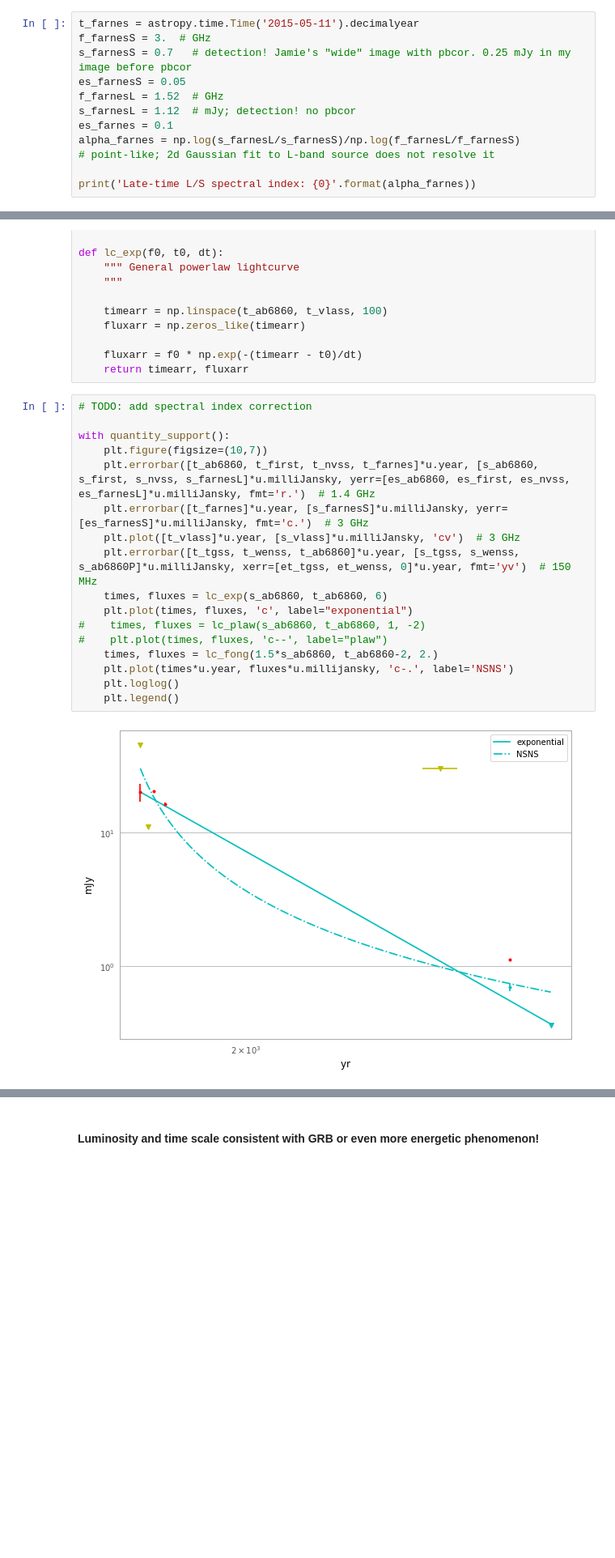
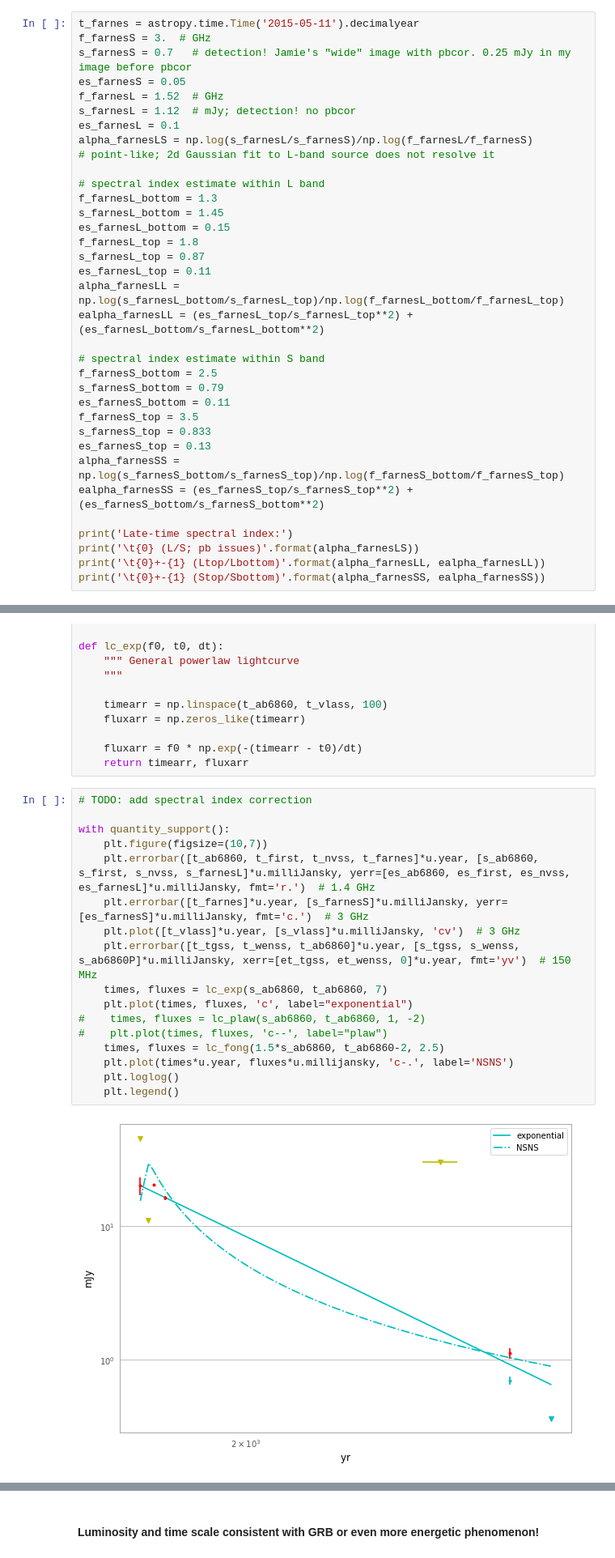
Before and after one commit to caseyjlaw/vlass_query, a Jupyter notebook: J141918.855+394036.03.ipynb, the cells around one changed output, grey strips where cells are left out. Shown at 81% size. Drawn from its saved outputs; the diff is of its cells as text; blank space fills up the shorter version.

Commit message:
split farnes bands in half to measure spectral indices

```diff
--- a/J141918.855+394036.03.ipynb
+++ b/J141918.855+394036.03.ipynb
@@ -205,9 +214,32 @@ s_farnesS = 0.7   # detection! Jamie's "wide" image with pbcor. 0.25 mJy in my i
 es_farnesS = 0.05
 f_farnesL = 1.52  # GHz
 s_farnesL = 1.12  # mJy; detection! no pbcor
-es_farnes = 0.1
-alpha_farnes = np.log(s_farnesL/s_farnesS)/np.log(f_farnesL/f_farnesS)
+es_farnesL = 0.1
+alpha_farnesLS = np.log(s_farnesL/s_farnesS)/np.log(f_farnesL/f_farnesS)
 # point-like; 2d Gaussian fit to L-band source does not resolve it
 
-print('Late-time L/S spectral index: {0}'.format(alpha_farnes))
+# spectral index estimate within L band
+f_farnesL_bottom = 1.3
+s_farnesL_bottom = 1.45
+es_farnesL_bottom = 0.15
+f_farnesL_top = 1.8
+s_farnesL_top = 0.87
+es_farnesL_top = 0.11
+alpha_farnesLL = np.log(s_farnesL_bottom/s_farnesL_top)/np.log(f_farnesL_bottom/f_farnesL_top)
+ealpha_farnesLL = (es_farnesL_top/s_farnesL_top**2) + (es_farnesL_bottom/s_farnesL_bottom**2)
+
+# spectral index estimate within S band
+f_farnesS_bottom = 2.5
+s_farnesS_bottom = 0.79
+es_farnesS_bottom = 0.11
+f_farnesS_top = 3.5
+s_farnesS_top = 0.833
+es_farnesS_top = 0.13
+alpha_farnesSS = np.log(s_farnesS_bottom/s_farnesS_top)/np.log(f_farnesS_bottom/f_farnesS_top)
+ealpha_farnesSS = (es_farnesS_top/s_farnesS_top**2) + (es_farnesS_bottom/s_farnesS_bottom**2)
+
+print('Late-time spectral index:')
+print('\t{0} (L/S; pb issues)'.format(alpha_farnesLS))
+print('\t{0}+-{1} (Ltop/Lbottom)'.format(alpha_farnesLL, ealpha_farnesLL))
+print('\t{0}+-{1} (Stop/Sbottom)'.format(alpha_farnesSS, ealpha_farnesSS))
 # %% [output]
@@ -388,22 +437,22 @@ def lc_exp(f0, t0, dt):
 # %%
 # TODO: add spectral index correction
 
 with quantity_support():
     plt.figure(figsize=(10,7))
     plt.errorbar([t_ab6860, t_first, t_nvss, t_farnes]*u.year, [s_ab6860, s_first, s_nvss, s_farnesL]*u.milliJansky, yerr=[es_ab6860, es_first, es_nvss, es_farnesL]*u.milliJansky, fmt='r.')  # 1.4 GHz
     plt.errorbar([t_farnes]*u.year, [s_farnesS]*u.milliJansky, yerr=[es_farnesS]*u.milliJansky, fmt='c.')  # 3 GHz
     plt.plot([t_vlass]*u.year, [s_vlass]*u.milliJansky, 'cv')  # 3 GHz
     plt.errorbar([t_tgss, t_wenss, t_ab6860]*u.year, [s_tgss, s_wenss, s_ab6860P]*u.milliJansky, xerr=[et_tgss, et_wenss, 0]*u.year, fmt='yv')  # 150 MHz
-    times, fluxes = lc_exp(s_ab6860, t_ab6860, 6)
+    times, fluxes = lc_exp(s_ab6860, t_ab6860, 7)
     plt.plot(times, fluxes, 'c', label="exponential")
 #    times, fluxes = lc_plaw(s_ab6860, t_ab6860, 1, -2)
 #    plt.plot(times, fluxes, 'c--', label="plaw")
-    times, fluxes = lc_fong(1.5*s_ab6860, t_ab6860-2, 2.)
+    times, fluxes = lc_fong(1.5*s_ab6860, t_ab6860-2, 2.5)
     plt.plot(times*u.year, fluxes*u.millijansky, 'c-.', label='NSNS')
     plt.loglog()
     plt.legend()
 # %% [output]
-[figure, old version]
+[figure, new version]
 # %% [markdown]
 Compare to Kamble et al (2014), on VLASS discovery of radio supernovae.
 <img src="kamble.png" width="500" />
```
Also changed, not shown: parts of 8 cells of this notebook.
